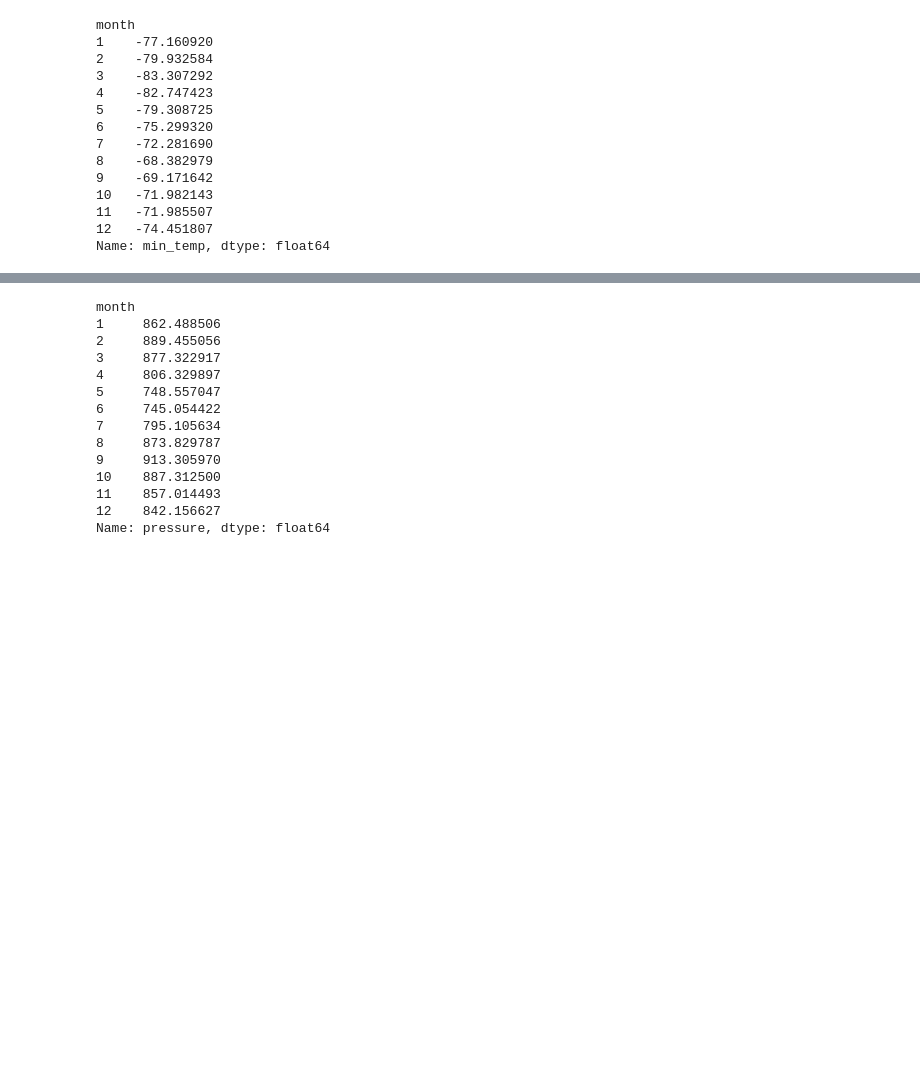
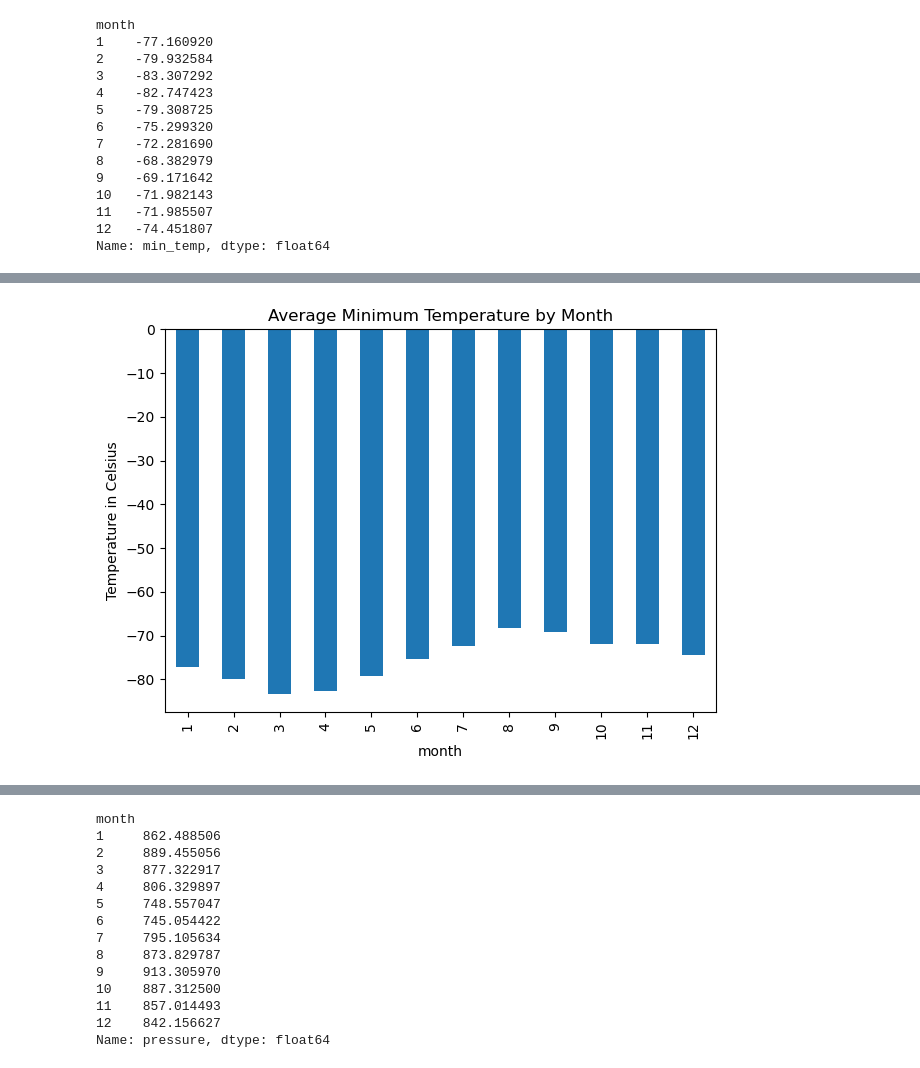
Before and after one commit to BookHaven12/Web-Scraping-Challenge, a Jupyter notebook: part_2_mars_weather.ipynb, the cells around one changed output, grey strips where cells are left out. Cells and saved outputs as stored; diff of their text form; code cells hidden in the pictures; blank space fills up the shorter version.

```diff
--- a/part_2_mars_weather.ipynb
+++ b/part_2_mars_weather.ipynb
@@ -237,2 +245,11 @@ Name: min_temp, dtype: float64
+# %%
+# Plot the average minimum temperature by month
+avg_min_temp.plot(kind='bar')
+plt.title('Average Minimum Temperature by Month')
+plt.ylabel('Temperature in Celsius')
+plt.tight_layout()
+plt.show()
+# %% [output]
+[figure, added]
 # %%
 # Identify the coldest and hottest months in Curiosity's location by sorting the previous graph
```
Also changed, not shown: parts of 17 cells of this notebook.
